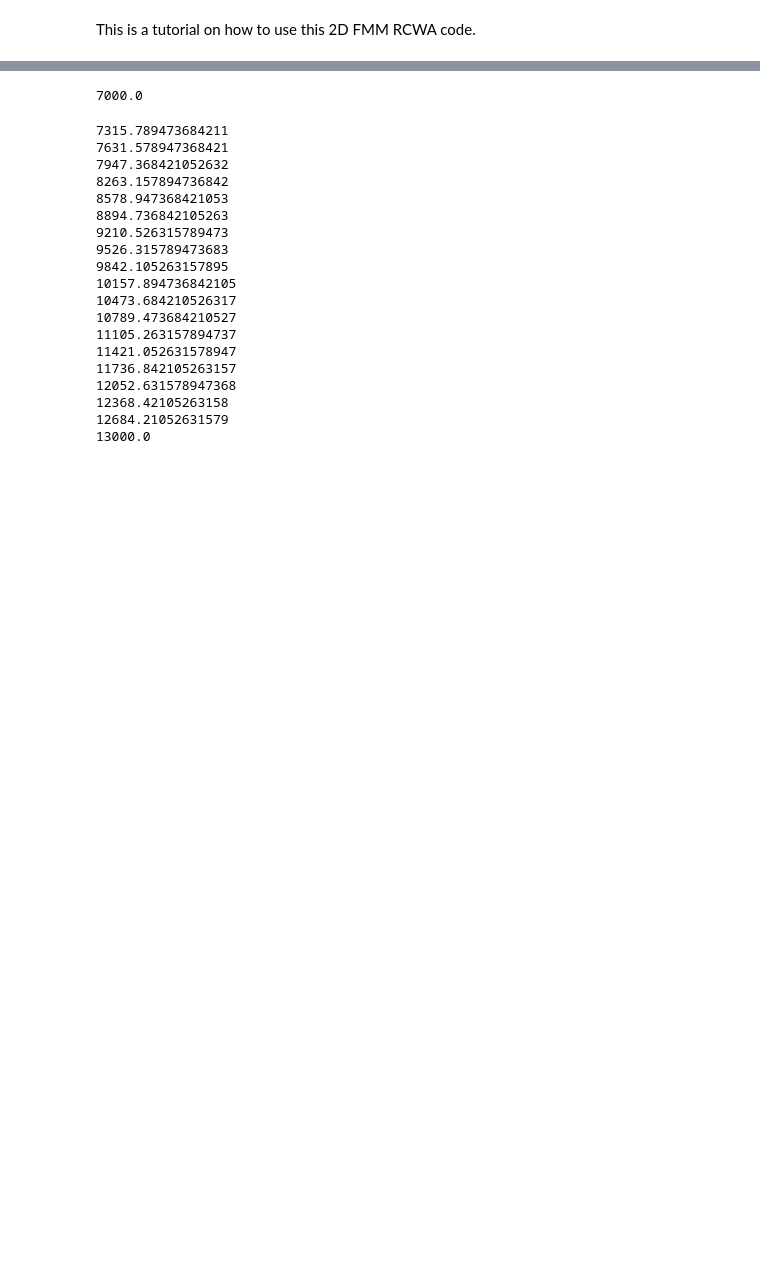
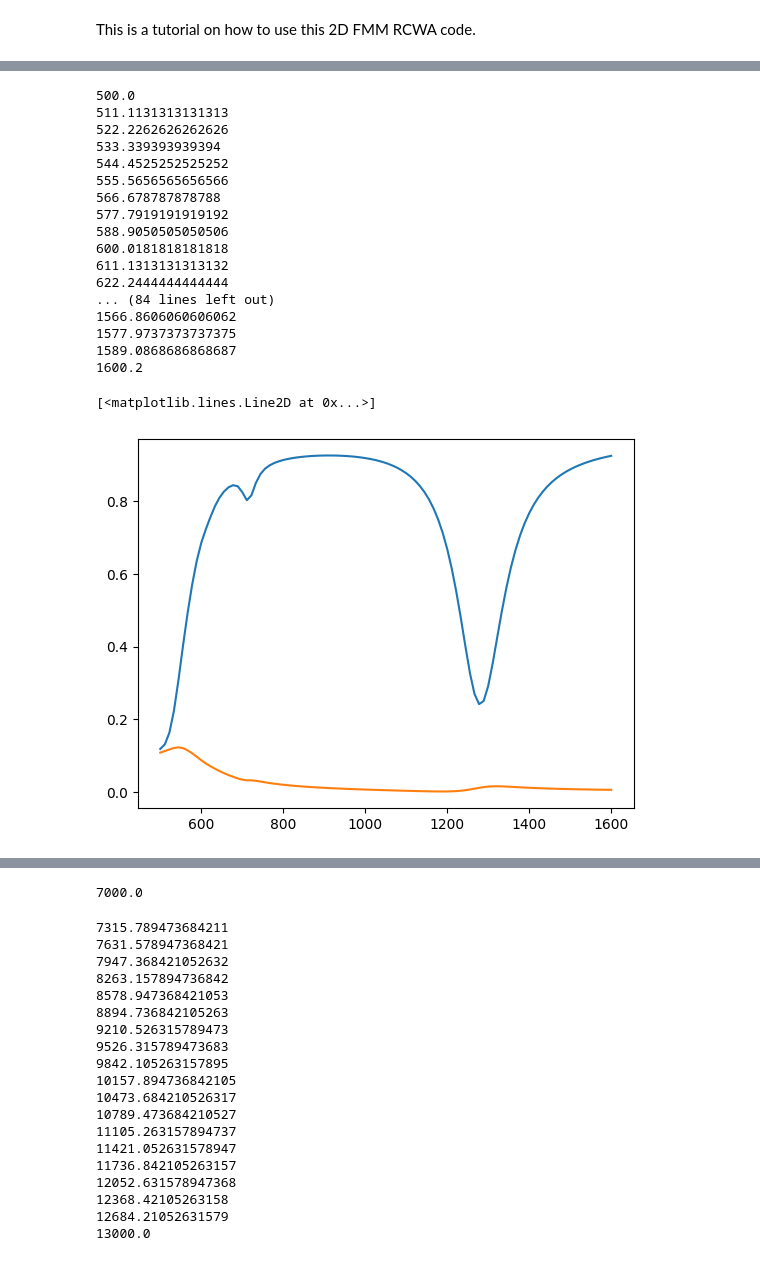
Before and after one commit to Milloupe/Code_RCWA, a Jupyter notebook: how_to_RCWA WIP.ipynb, the cells around one changed output, grey strips where cells are left out. Drawn from its saved outputs; the diff is of its cells as text; code cells hidden in the pictures; blank space fills up the shorter version.

```diff
--- a/how_to_RCWA WIP.ipynb
+++ b/how_to_RCWA WIP.ipynb
@@ -114,3 +197,33 @@ Debugg compute_field_1D, M phase (1.5043984440810558+0.5530525461292931j) 0.3695
+# %%
+for i, lambd in enumerate(lambdas):
+    print(lambd)
+    r, t, R, T = fields.coefficient_1D(structure, lambd, incidence, modes)
+    Rs.append(R)
+    Ts.append(T)
+    # Now that everything is defined, we can compute the modes in each structure!
+
+plt.plot(lambdas, Rs)
+plt.plot(lambdas, Ts)
+# %% [output]
+500.0
+511.1131313131313
+522.2262626262626
+533.339393939394
+544.4525252525252
+555.5656565656566
+566.678787878788
+577.7919191919192
+588.9050505050506
+600.0181818181818
+611.1313131313132
+622.2444444444444
+... (84 lines left out)
+1566.8606060606062
+1577.9737373737375
+1589.0868686868687
+1600.2
+[<matplotlib.lines.Line2D at 0x...>]
+[figure, added]
 # %%
 pmlx=[0, 0]
 pmly=[0, 0]
```
Also changed, not shown: parts of 9 cells of this notebook, 13 other files.
